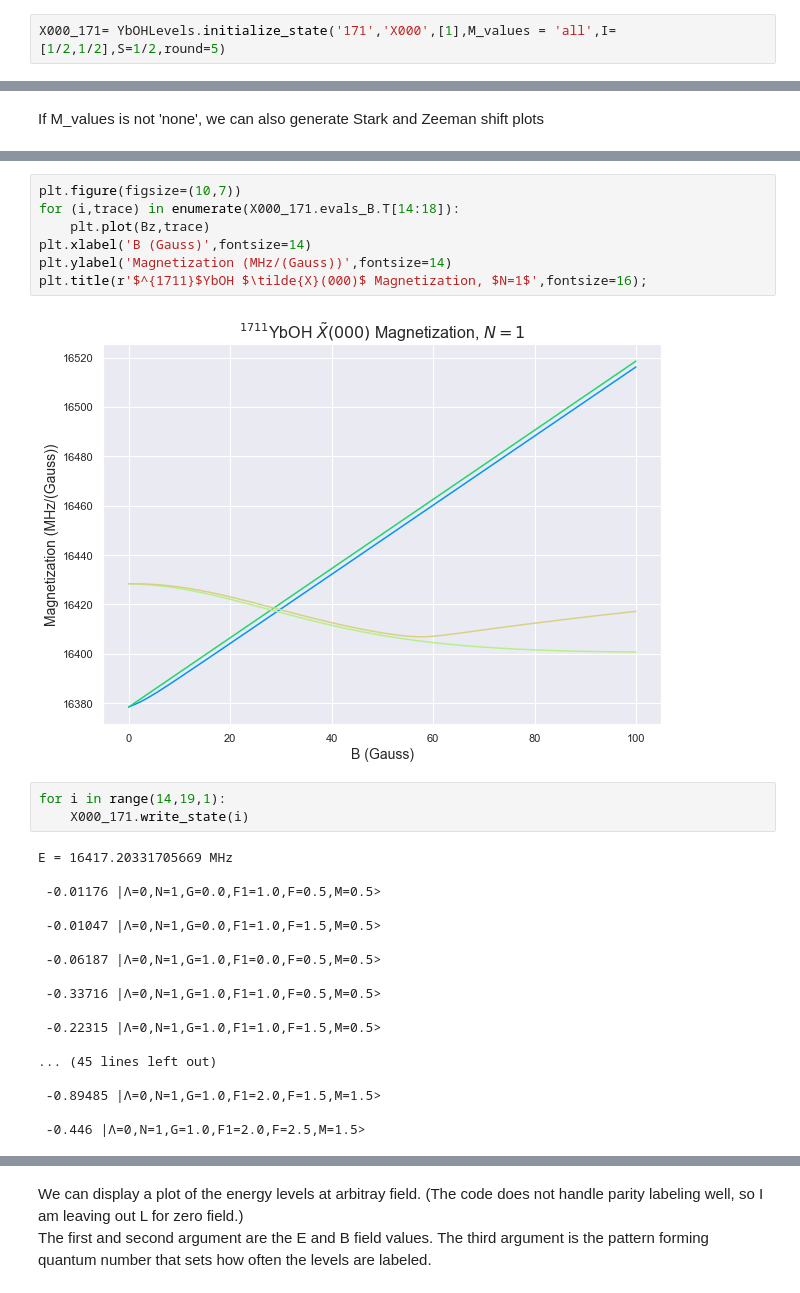
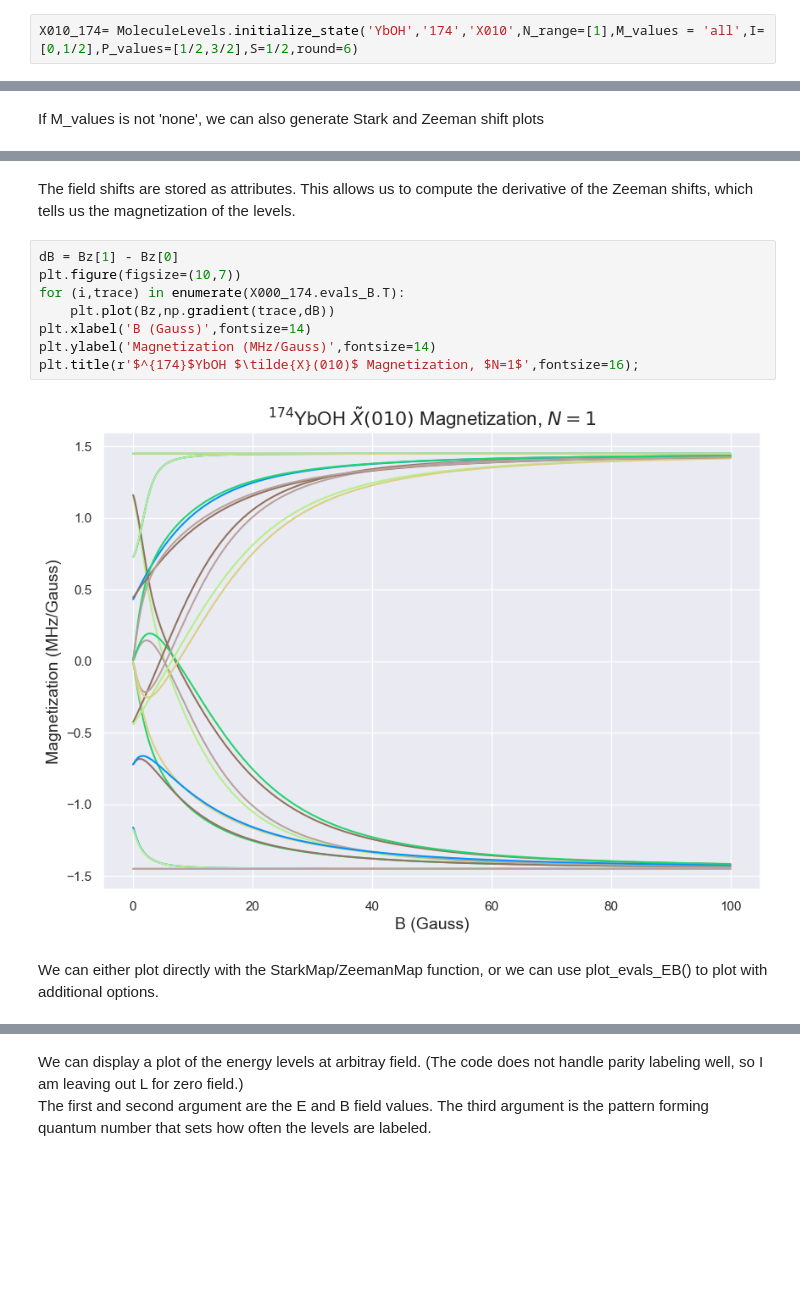
Before and after one commit to munozariasjm/Molecule-Structure, a Jupyter notebook: YbOH_Calcs_Tutorial.ipynb, the cells around one changed output, grey strips where cells are left out. Cells and saved outputs as stored; diff of their text form; blank space fills up the shorter version.

```diff
--- a/YbOH_Calcs_Tutorial.ipynb
+++ b/YbOH_Calcs_Tutorial.ipynb
@@ -34,7 +34,7 @@ print(N_list)
 # %% [output]
 [0]
 # %%
-X000_171= YbOHLevels.initialize_state('171','X000',[1],M_values = 'all',I=[1/2,1/2],S=1/2,round=5)
+X010_174= MoleculeLevels.initialize_state('YbOH','174','X010',N_range=[1],M_values = 'all',I=[0,1/2],P_values=[1/2,3/2],S=1/2,round=6)
 # %% [markdown]
 The above object is an instance of the YbOHLevels class. It contains the Hamiltonian for the $\tilde{X}^2 \Sigma (010)$ state of $^{174}$YbOH, for $N=1$ only, in the $b_{\beta J}$ basis.
 # %%
@@ -171,30 +167,14 @@ X000_174.ZeemanMap(Bz,000,plot=True)
+# %% [markdown]
+The field shifts are stored as attributes. This allows us to compute the derivative of the Zeeman shifts, which tells us the magnetization of the levels.
 # %%
+dB = Bz[1] - Bz[0]
 plt.figure(figsize=(10,7))
-for (i,trace) in enumerate(X000_171.evals_B.T[14:18]):
-    plt.plot(Bz,trace)
+for (i,trace) in enumerate(X000_174.evals_B.T):
+    plt.plot(Bz,np.gradient(trace,dB))
 plt.xlabel('B (Gauss)',fontsize=14)
-plt.ylabel('Magnetization (MHz/(Gauss))',fontsize=14)
-plt.title(r'$^{1711}$YbOH $\tilde{X}(000)$ Magnetization, $N=1$',fontsize=16);
+plt.ylabel('Magnetization (MHz/Gauss)',fontsize=14)
+plt.title(r'$^{174}$YbOH $\tilde{X}(010)$ Magnetization, $N=1$',fontsize=16);
 # %% [output]
-[figure, old version]
+[figure, new version]
-# %%
-for i in range(14,19,1):
-    X000_171.write_state(i)
-# %% [output]
-E = 16417.20331705669 MHz
-
- -0.01176 |Λ=0,N=1,G=0.0,F1=1.0,F=0.5,M=0.5>
-
- -0.01047 |Λ=0,N=1,G=0.0,F1=1.0,F=1.5,M=0.5>
-
- -0.06187 |Λ=0,N=1,G=1.0,F1=0.0,F=0.5,M=0.5>
-
- -0.33716 |Λ=0,N=1,G=1.0,F1=1.0,F=0.5,M=0.5>
-
- -0.22315 |Λ=0,N=1,G=1.0,F1=1.0,F=1.5,M=0.5>
-
-... (45 lines left out)
-
- -0.89485 |Λ=0,N=1,G=1.0,F1=2.0,F=1.5,M=1.5>
-
- -0.446 |Λ=0,N=1,G=1.0,F1=2.0,F=2.5,M=1.5>
+# %% [markdown]
+We can either plot directly with the StarkMap/ZeemanMap function, or we can use plot_evals_EB() to plot with additional options.
```
Also changed, not shown: parts of 28 cells of this notebook.
